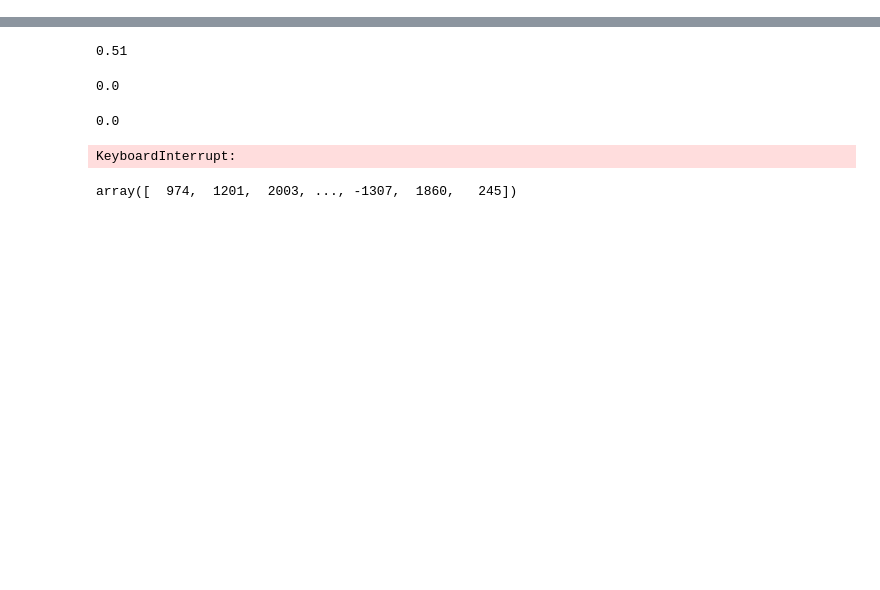
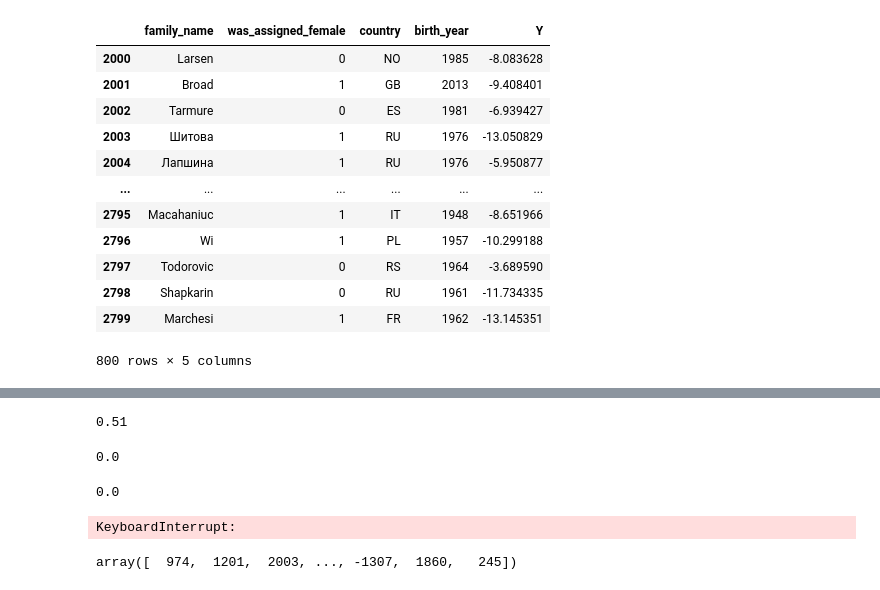
Before and after one commit to robachowyk/PhD-research, a Jupyter notebook: replicate Guha/bay_CI_RL_MH.ipynb, the cells around one changed output, grey strips where cells are left out. Drawn from its saved outputs; the diff is of its cells as text; code cells hidden in the pictures; blank space fills up the shorter version.

```diff
--- a/replicate Guha/bay_CI_RL_MH.ipynb
+++ b/replicate Guha/bay_CI_RL_MH.ipynb
@@ -244,3 +262,19 @@ def compute_proposal(file_A, file_B, file_mix_BA, z, sigma_square, a_sigma, b_si
+# %%
+A.iloc[-800:,:]
+# %% [output]
+|  | family_name | was_assigned_female | country | birth_year | Y |
+| 2000 | Larsen | 0 | NO | 1985 | -8.083628 |
+| 2001 | Broad | 1 | GB | 2013 | -9.408401 |
+| 2002 | Tarmure | 0 | ES | 1981 | -6.939427 |
+| 2003 | Шитова | 1 | RU | 1976 | -13.050829 |
+| 2004 | Лапшина | 1 | RU | 1976 | -5.950877 |
+| ... | ... | ... | ... | ... | ... |
+| 2795 | Macahaniuc | 1 | IT | 1948 | -8.651966 |
+| 2796 | Wi | 1 | PL | 1957 | -10.299188 |
+| 2797 | Todorovic | 0 | RS | 1964 | -3.689590 |
+| 2798 | Shapkarin | 0 | RU | 1961 | -11.734335 |
+| 2799 | Marchesi | 1 | FR | 1962 | -13.145351 |
+800 rows × 5 columns
 # %%
 # GET true z
 #
```
Also changed, not shown: parts of 10 cells of this notebook, 8 other files.
